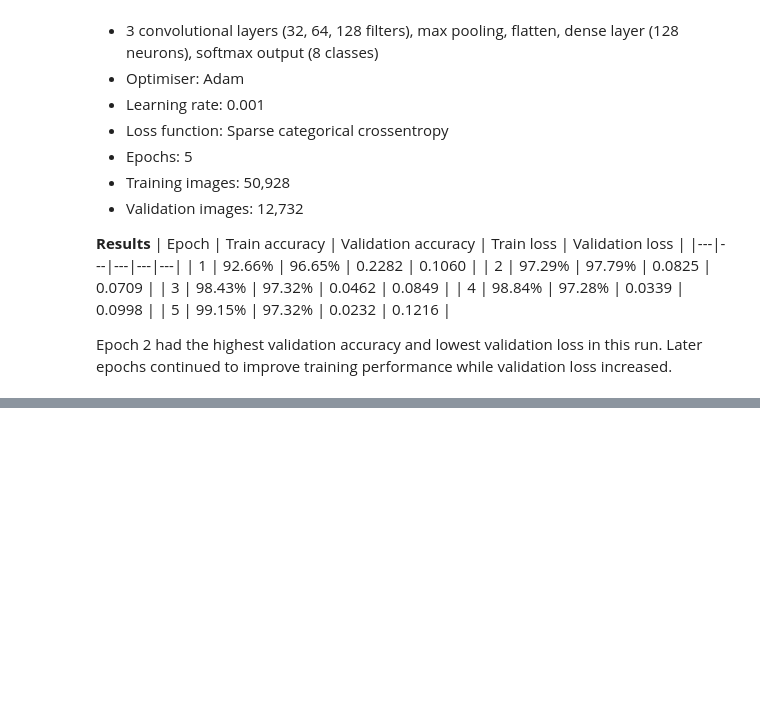
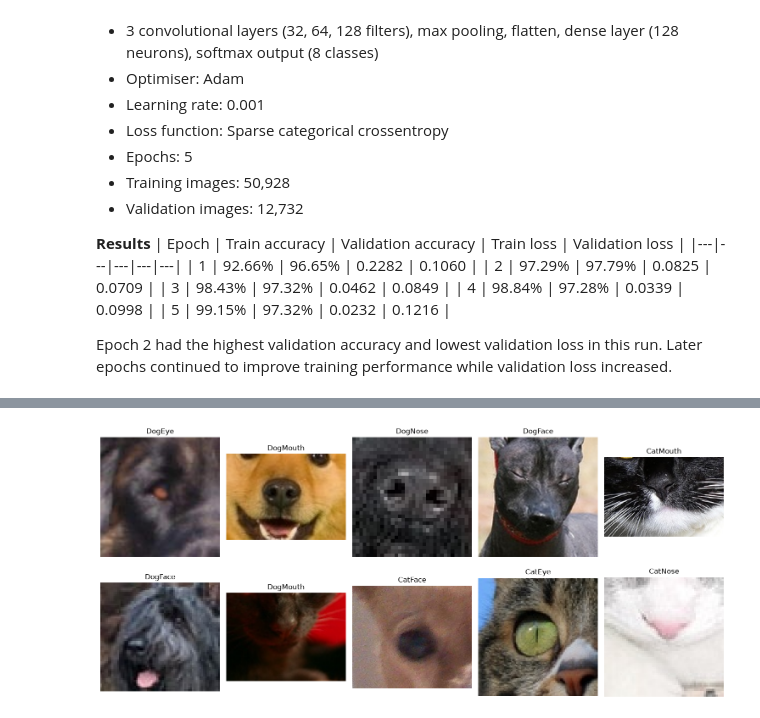
Before and after one commit to chaima-oueslati/facial_feature_classifier, a Jupyter notebook: notebooks/facial_feature_classifier.ipynb, the cells around one changed output, grey strips where cells are left out. Cells and saved outputs as stored; diff of their text form; code cells hidden in the pictures; blank space fills up the shorter version.

```diff
--- a/notebooks/facial_feature_classifier.ipynb
+++ b/notebooks/facial_feature_classifier.ipynb
@@ -265,0 +328,10 @@ Epoch 2 had the highest validation accuracy and lowest validation loss in this r
+# %%
+test_dir = Path("../data/test/test")
+test_paths = []
+
+for image_id in sample_submission["image_id"]:
+    filename = f"{int(image_id):05d}.jpg"
+    full_path = test_dir / filename
+    test_paths.append(str(full_path))
+
+print(test_paths[:5])
@@ -265,0 +340,17 @@ Epoch 2 had the highest validation accuracy and lowest validation loss in this r
+# %%
+def load_test_image(path):
+    image = tf.io.read_file(path)
+    image = tf.image.decode_jpeg(image, channels=3)
+    image = tf.image.resize_with_pad(image, 128, 128)
+    image = tf.cast(image, tf.float32) / 255.0
+    return image
+
+test_ds = tf.data.Dataset.from_tensor_slices(test_paths)
+test_ds = test_ds.map(load_test_image, num_parallel_calls=tf.data.AUTOTUNE)
+test_ds = test_ds.batch(BATCH_SIZE).prefetch(tf.data.AUTOTUNE)
+# %%
+test_probabilities = model.predict(test_ds)
+test_predictions = np.argmax(test_probabilities, axis=1)
+
+print(test_probabilities.shape)
+print(test_predictions.shape)
@@ -265,0 +361,5 @@ Epoch 2 had the highest validation accuracy and lowest validation loss in this r
+# %%
+test_class_names = []
+
+for i in test_predictions:
+    test_class_names.append(class_names[i])
@@ -265,0 +411,13 @@ Epoch 2 had the highest validation accuracy and lowest validation loss in this r
+# %%
+fig, axes = plt.subplots(2, 5, figsize=(15, 7))
+
+for i, ax in enumerate(axes.flat):
+    image = plt.imread(test_paths[i])
+    ax.imshow(image)
+    ax.set_title(test_class_names[i])
+    ax.axis("off")
+
+plt.tight_layout()
+plt.show()
+# %% [output]
+[figure, added]
```
Also changed, not shown: parts of 16 cells of this notebook.
